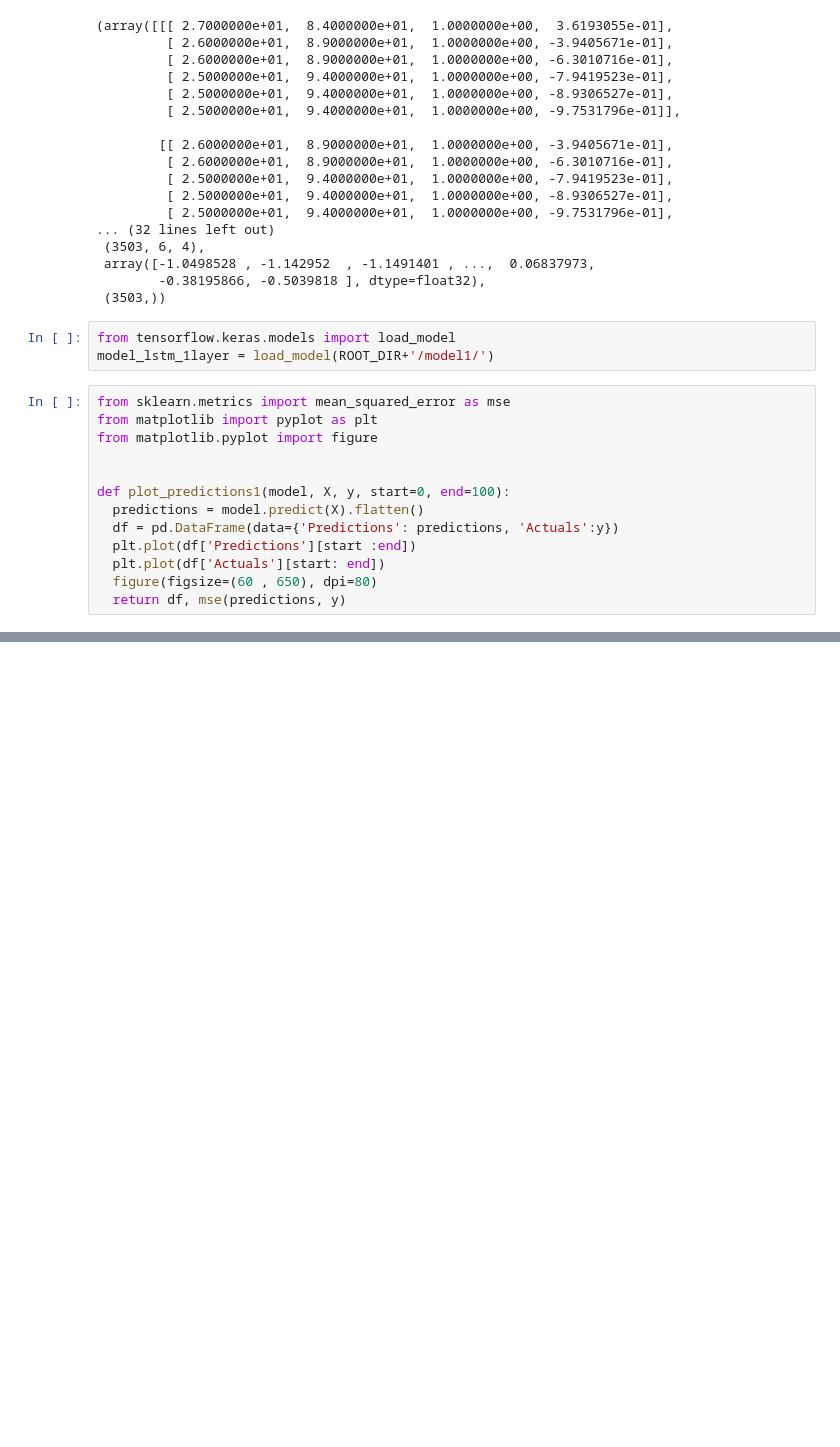
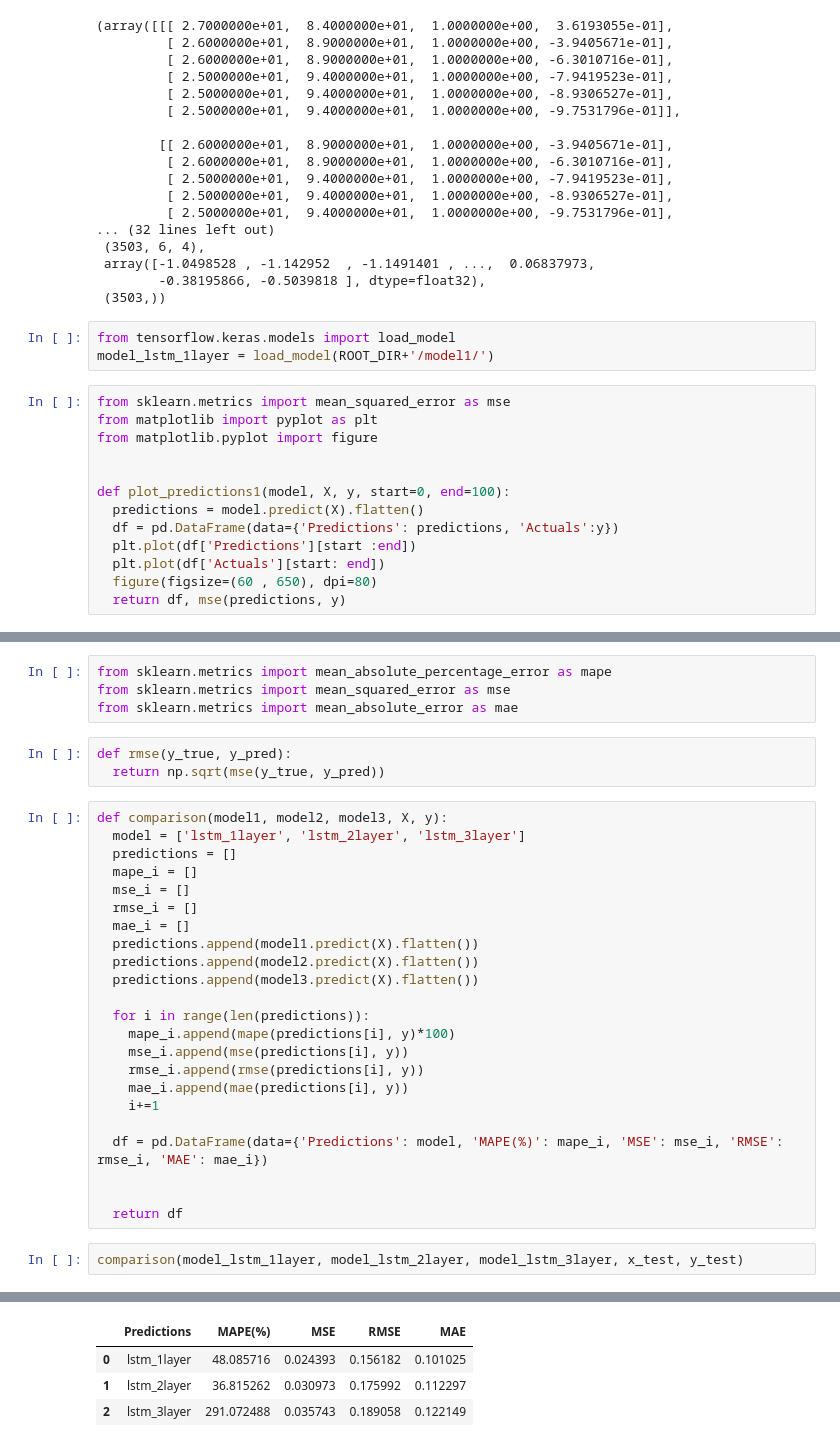
Before and after one commit to Tongue923/Load_forecasting, a Jupyter notebook: load_forecasting_lstm.ipynb, the cells around one changed output, grey strips where cells are left out. Drawn from its saved outputs; the diff is of its cells as text; blank space fills up the shorter version.

```diff
--- a/load_forecasting_lstm.ipynb
+++ b/load_forecasting_lstm.ipynb
@@ -489,0 +584,33 @@ plot_predictions1(model_lstm_3layer, x_test, y_test)
+# %%
+from sklearn.metrics import mean_absolute_percentage_error as mape
+from sklearn.metrics import mean_squared_error as mse
+from sklearn.metrics import mean_absolute_error as mae
+# %%
+def rmse(y_true, y_pred):
+  return np.sqrt(mse(y_true, y_pred))
+# %%
+def comparison(model1, model2, model3, X, y):
+  model = ['lstm_1layer', 'lstm_2layer', 'lstm_3layer']
+  predictions = []
+  mape_i = []
+  mse_i = []
+  rmse_i = []
+  mae_i = []
+  predictions.append(model1.predict(X).flatten())
+  predictions.append(model2.predict(X).flatten())
+  predictions.append(model3.predict(X).flatten())
+
+  for i in range(len(predictions)):
+    mape_i.append(mape(predictions[i], y)*100)
+    mse_i.append(mse(predictions[i], y))
+    rmse_i.append(rmse(predictions[i], y))
+    mae_i.append(mae(predictions[i], y))
+    i+=1
+
+  df = pd.DataFrame(data={'Predictions': model, 'MAPE(%)': mape_i, 'MSE': mse_i, 'RMSE': rmse_i, 'MAE': mae_i})
+
+
+  return df
+# %%
+comparison(model_lstm_1layer, model_lstm_2layer, model_lstm_3layer, x_test, y_test)
+# %% [output]
@@ -489,0 +620,4 @@ plot_predictions1(model_lstm_3layer, x_test, y_test)
+|  | Predictions | MAPE(%) | MSE | RMSE | MAE |
+| 0 | lstm_1layer | 48.085716 | 0.024393 | 0.156182 | 0.101025 |
+| 1 | lstm_2layer | 36.815262 | 0.030973 | 0.175992 | 0.112297 |
+| 2 | lstm_3layer | 291.072488 | 0.035743 | 0.189058 | 0.122149 |
```
Also changed, not shown: parts of 29 cells of this notebook.
